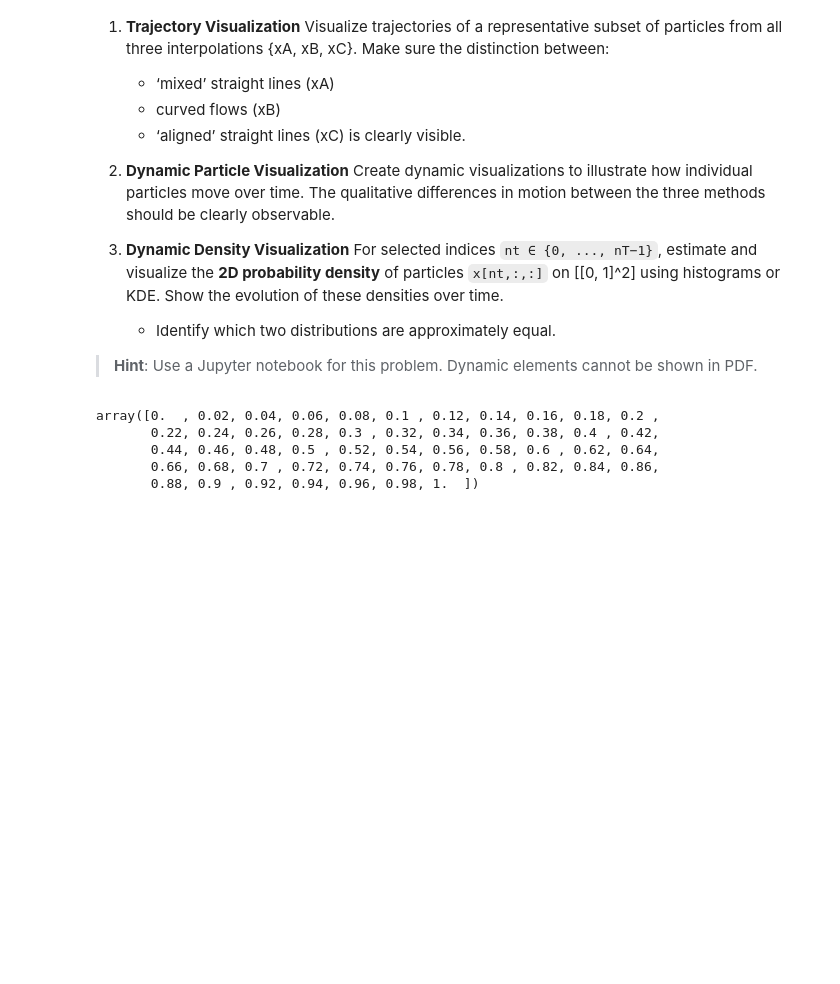
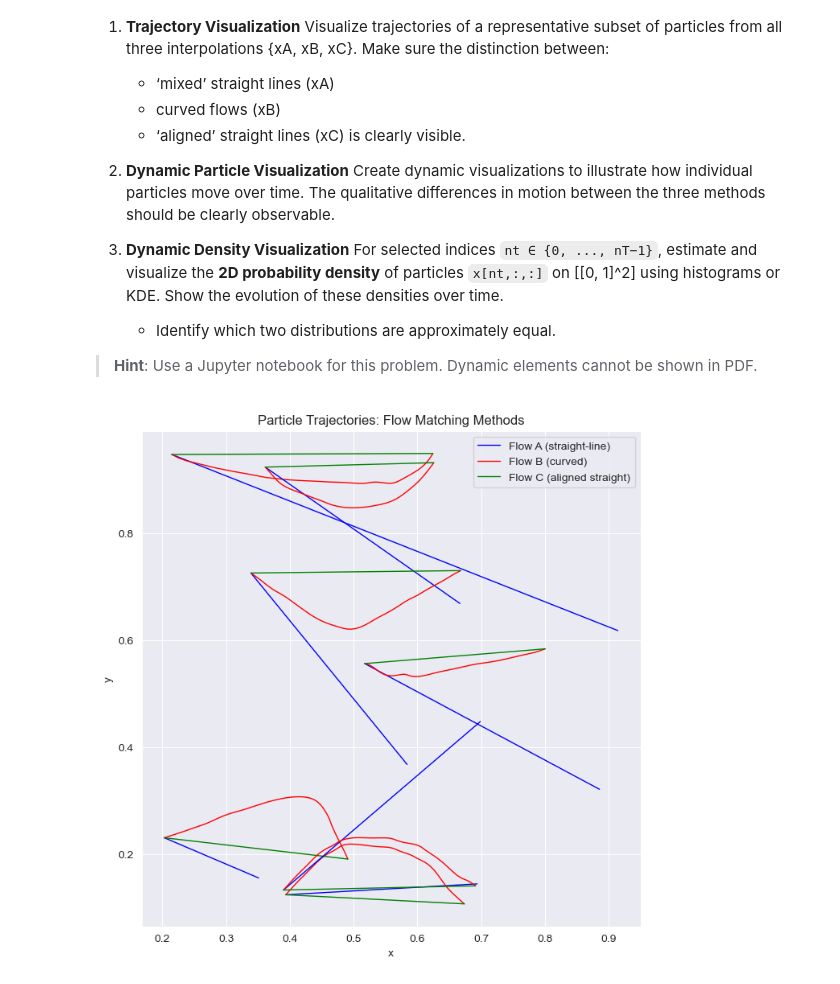
Before and after one commit to mak8427/data_visualization, a Jupyter notebook: problem-sheet-08/ex_08_davide.ipynb, the cells around one changed output. Drawn from its saved outputs; the diff is of its cells as text; code cells hidden in the pictures; blank space fills up the shorter version.

```diff
--- a/problem-sheet-08/ex_08_davide.ipynb
+++ b/problem-sheet-08/ex_08_davide.ipynb
@@ -78,10 +78,25 @@ import seaborn as sns
 # %%
 flows = np.load('flows.npz')
 t = flows['t']
-t
+flowA = flows['xA']
+flowB = flows['xB']
+flowC = flows['xC']
-# %% [output]
-array([0.  , 0.02, 0.04, 0.06, 0.08, 0.1 , 0.12, 0.14, 0.16, 0.18, 0.2 ,
-       0.22, 0.24, 0.26, 0.28, 0.3 , 0.32, 0.34, 0.36, 0.38, 0.4 , 0.42,
-       0.44, 0.46, 0.48, 0.5 , 0.52, 0.54, 0.56, 0.58, 0.6 , 0.62, 0.64,
-       0.66, 0.68, 0.7 , 0.72, 0.74, 0.76, 0.78, 0.8 , 0.82, 0.84, 0.86,
-       0.88, 0.9 , 0.92, 0.94, 0.96, 0.98, 1.  ])
+# %%
+ax = plt.figure(figsize=(8,8))
+for i in range(10,17):
+    if i == 10:
+        plt.plot(flowA[:,i,0],flowA[:,i,1],'b-',linewidth=1, label='Flow A (straight-line)')
+        plt.plot(flowB[:,i,0],flowB[:,i,1],'r-',linewidth=1, label='Flow B (curved)')
+        plt.plot(flowC[:,i,0],flowC[:,i,1],'g-',linewidth=1, label='Flow C (aligned straight)')
+    else:
+        plt.plot(flowA[:,i,0],flowA[:,i,1],'b-',linewidth=1)
+        plt.plot(flowB[:,i,0],flowB[:,i,1],'r-',linewidth=1)
+        plt.plot(flowC[:,i,0],flowC[:,i,1],'g-',linewidth=1)
+
+plt.legend()
+plt.xlabel('x')
+plt.ylabel('y')
+plt.title('Particle Trajectories: Flow Matching Methods')
+plt.show()
+# %% [output]
+[figure, added]
```
Also changed, not shown: parts of 3 cells of this notebook.
